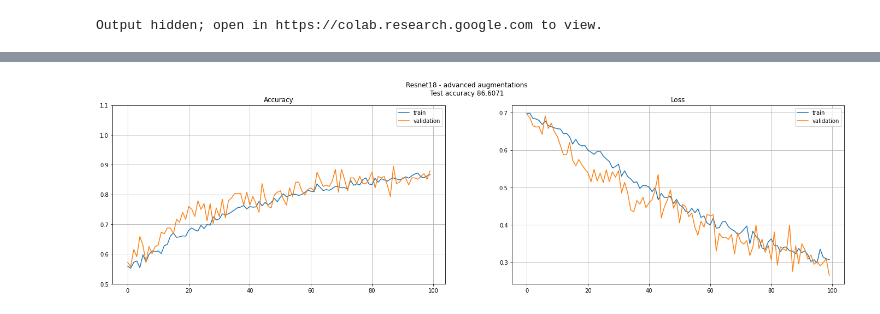
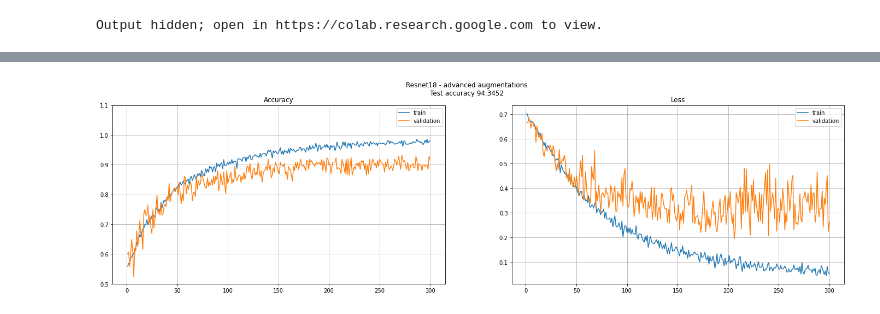
Before and after one commit to yann-ro/cat-vs-dog, a Jupyter notebook: trainings.ipynb, the cells around one changed output, grey strips where cells are left out. Drawn from its saved outputs; the diff is of its cells as text; code cells hidden in the pictures.

Commit message:
🐉 many augmentations & add shell

```diff
--- a/trainings.ipynb
+++ b/trainings.ipynb
@@ -49,18 +45,24 @@ device = torch.device('cuda:0' if torch.cuda.is_available() else 'cpu')
 # %%
+NUM_CHANNEL = 3
+IMG_SIZE = 512
+BATCH_SIZE = 16
+
 custom_transform = transforms.Compose(
     [
         transforms.RandomPerspective(distortion_scale=.4, p=.5),
-        transforms.Resize((400, 400)),
-        transforms.RandomCrop(224),
+        transforms.Resize(
+            (int(IMG_SIZE*2), int(IMG_SIZE*2))
+        ),
         transforms.RandomHorizontalFlip(p=.5),
+        transforms.RandomCrop(IMG_SIZE),
         transforms.RandomRotation(15),
 
         # added
         transforms.ColorJitter(
-            brightness=0.4,
-            contrast=0.4,
-            saturation=0.4,
-            hue=0.2
+            brightness=.4,
+            contrast=.4,
+            saturation=.4,
+            hue=.2
         ),
 
         transforms.ToTensor(),
@@ -70,8 +72,8 @@ custom_transform = transforms.Compose(
 
 
 dataloader = CatDogDataloader(
-    img_size=224,
-    batch_size=16,
+    img_size=IMG_SIZE,
+    batch_size=BATCH_SIZE,
     dataset_root = 'cats_and_dogs_filtered',
     custom_transform = custom_transform
 )
@@ -93,8 +97,8 @@ class Classifier(ResNet18):
 
         self.fc = nn.Sequential(
             nn.Linear(512*self.block.expansion, num_classes, bias=True),
-            nn.Sigmoid()
+            nn.Sigmoid() if num_classes==1 else nn.Softmax()
         )
 
-net = Classifier(num_classes=1)
+model = Classifier(num_classes=1)
 # %%
@@ -120,12 +133,15 @@ Estimated Total Size (MB): 106.00
 # %%
 trainer = Trainer(
-    net,
+    model=model,
     dataloader=dataloader,
-    lr=0.0001,
+    lr=1e-4,
+    criterion=nn.BCELoss(),
+    optimizer=optim.Adam,
+    scheduler=lambda x: optim.lr_scheduler.StepLR(x, step_size=5, gamma=.5),
     device=device,
     root=''
 )
 # %%
-trainer.train_data(num_epochs=100)
+trainer.train_data(num_epochs=300)
 # %% [output]
 Epoch: 0
@@ -175,9 +191,10 @@ Valid - Loss : 0.6362 Acc : 62.9808 Time: 1.1374
 Epoch: 11
 ... (88 outputs left out)
 # %%
-title = 'Resnet18 - advanced augmentations'
-path_to_save = PATH_REPO_DRIVE #None
+title = 'Resnet18 - advanced augmentations #test'
+path_to_save = PATH_REPO_DRIVE
+# path_to_save = None
 
 trainer.plot_history(title, path_to_save);
 # %% [output]
-[figure, old version]
+[figure, new version]
```
Also changed, not shown: parts of 12 cells of this notebook, 7 other files.
